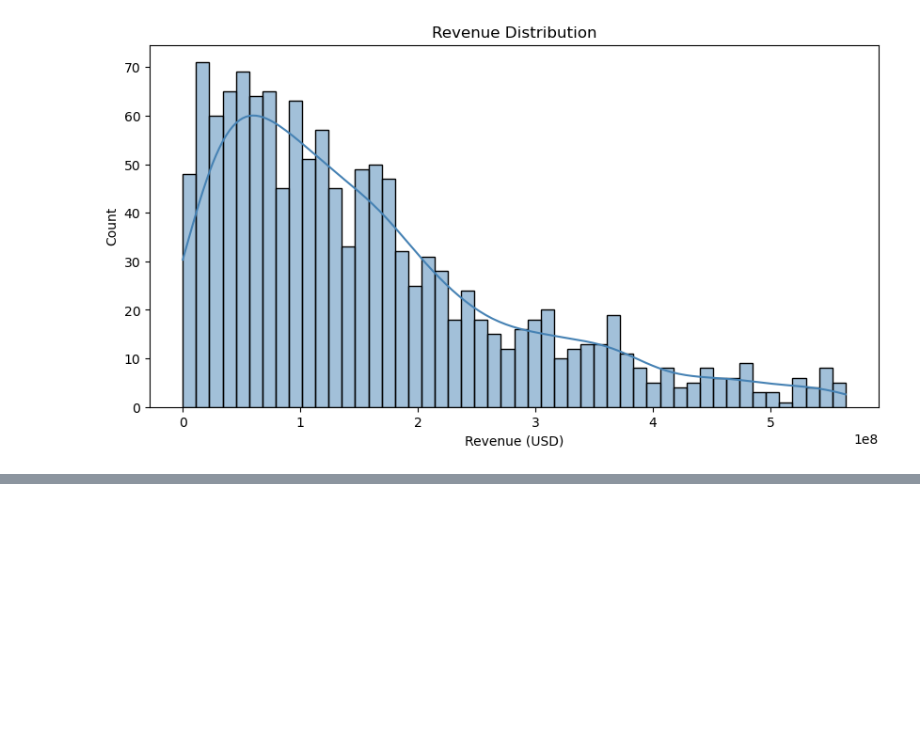
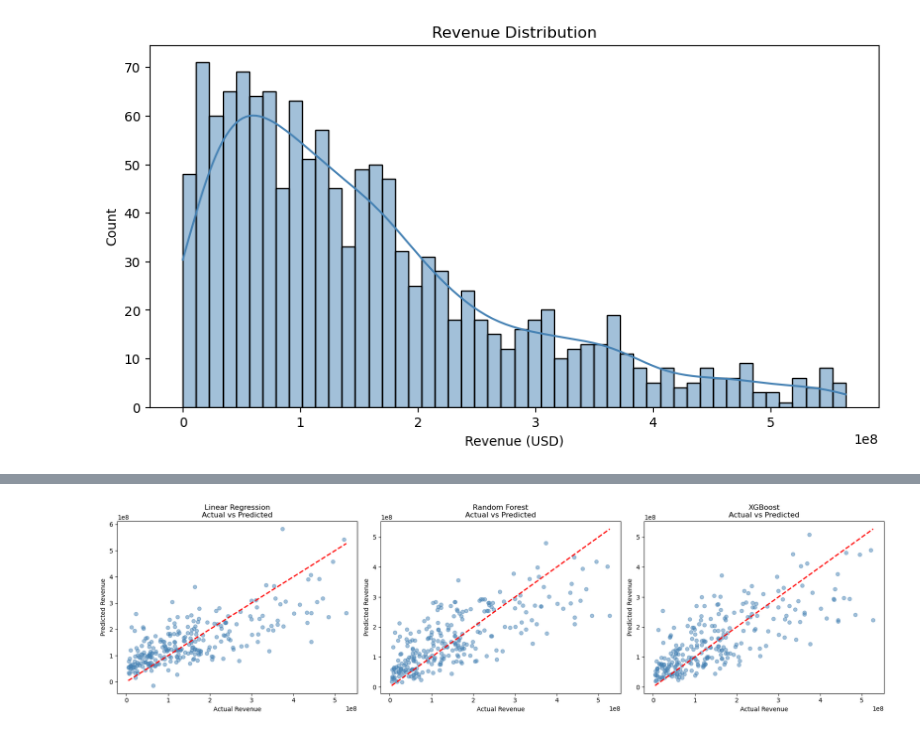
Before and after one commit to Hanlzheng/machine-learning-practice-projects, a Jupyter notebook: sp26cse351_project1_Zheng_Hailey_116843193.ipynb, the cells around one changed output, grey strips where cells are left out. Saved outputs shown, nothing was run; the diff lists cells and outputs as text; code cells hidden in the pictures; blank space fills up the shorter version.

```diff
--- a/sp26cse351_project1_Zheng_Hailey_116843193.ipynb
+++ b/sp26cse351_project1_Zheng_Hailey_116843193.ipynb
@@ -343,14 +343,8 @@ movies['num_keywords'] = movies['keyword_list'].apply(len)
 movies['release_year'] = movies['release_date'].dt.year
 movies['release_month'] = movies['release_date'].dt.month
 
-#Create a binary feature: 1 if released on Friday, 0 otherwise - because Friday releases tend to capture the full weekend box office
-movies['is_friday'] = (movies['release_dayofweek'] == 'Friday').astype(int)
-
-#Encode original_language: 1 if English, 0 otherwise - because English movies tend to have wider global distribution
-movies['is_english'] = (movies['original_language'] == 'en').astype(int)
-
 print("New feature added")
-print(movies[['num_genres', 'num_companies', 'num_countries', 'num_languages','num_keywords','release_year','release_month','is_friday','is_english']].head())
+print(movies[['num_genres', 'num_companies', 'num_countries', 'num_languages','num_keywords','release_year','release_month']].head())
 # %% [output]
 New feature added
    num_genres  num_companies  num_countries  num_languages  num_keywords  \
@@ -369,5 +363,5 @@ New feature added
 # %%
-feature_cols = ['budget', 'popularity', 'runtime', 'vote_average','vote_count','num_genres','num_companies','num_countries','num_languages','num_keywords','release_year','release_month','is_friday','is_english']
+feature_cols = ['budget', 'popularity', 'runtime', 'vote_average','vote_count','num_genres','num_companies','num_countries','num_languages','num_keywords','release_year','release_month']
 
 target_col = 'revenue'
 
@@ -419,6 +413,6 @@ print("Test set size:", X_test.shape)
 #Normalize features using StandarScaler - fit only on training data to avoid data leakage
 scaler = StandardScaler()
 X_train_scaled = scaler.fit_transform(X_train)
-X_val_Scaled = scaler.transform(X_val)
-X_test_Scaled = scaler.transform(X_test)
+X_val_scaled = scaler.transform(X_val)
+X_test_scaled = scaler.transform(X_test)
 # %% [output]
@@ -432,0 +495,25 @@ AttributeError: module 'os' has no attribute 'getcws'
+# %%
+#Section 9 Models Comparison Visualization
+
+#01 Actual vs Predicted Revenue
+fig, axes = plt.subplots(1, 3, figsize=(18,5))
+
+models = {
+    'Linear Regression': lr_pred_test,
+    'Random Forest': rf_pred_test,
+    'XGBoost': xgb_pred_test
+}
+
+for ax, (name, pred) in zip(axes, models.items()):
+    ax.scatter(y_test, pred, alpha=0.5, color='steelblue')
+    ax.plot([y_test.min(), y_test.max()],
+            [y_test.min(), y_test.max()],
+            'r--', linewidth=2)
+    ax.set_title(f'{name}\nActual vs Predicted')
+    ax.set_xlabel('Actual Revenue')
+    ax.set_ylabel('Predicted Revenue')
+
+plt.tight_layout()
+plt.show()
+# %% [output]
+[figure, added]
```
Also changed, not shown: parts of 9 cells of this notebook.
